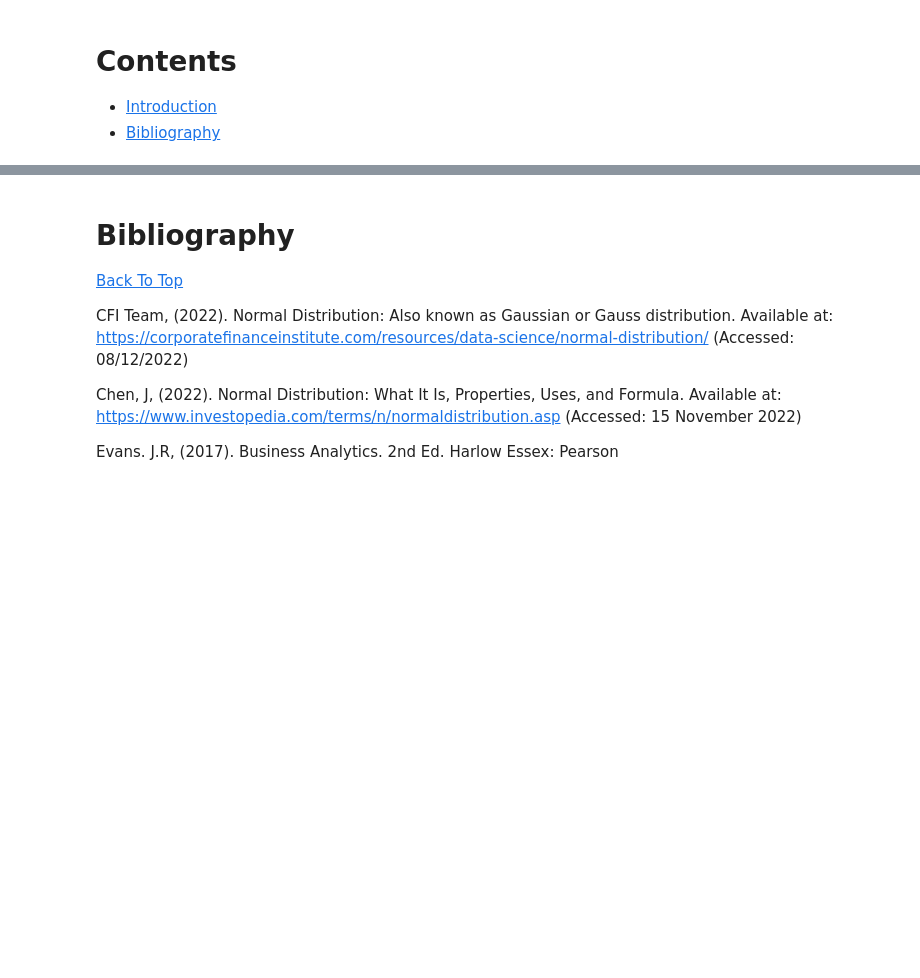
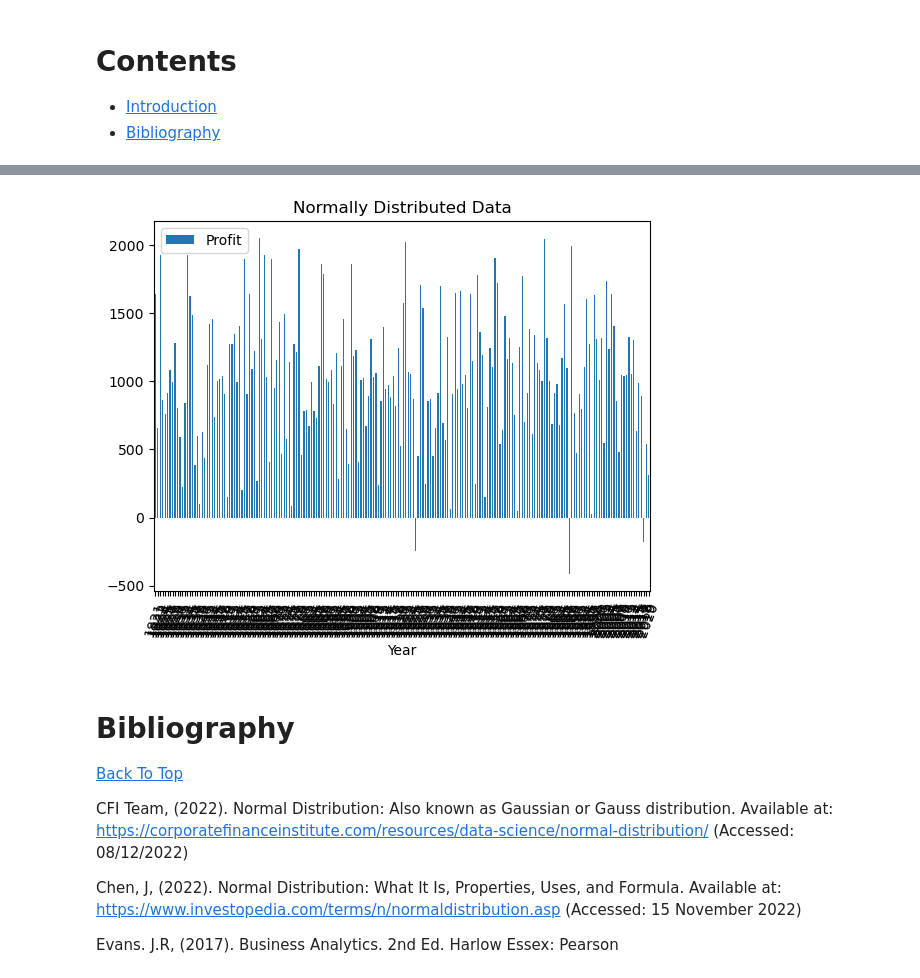
Before and after one commit to elainetynan/funddata-assessment, a Jupyter notebook: normalDistribution/NormalDistribution.ipynb, the cells around one changed output, grey strips where cells are left out. Drawn from its saved outputs; the diff is of its cells as text; code cells hidden in the pictures; blank space fills up the shorter version.

Commit message:
Got data from Kaggle.com

```diff
--- a/normalDistribution/NormalDistribution.ipynb
+++ b/normalDistribution/NormalDistribution.ipynb
@@ -46,0 +51,6 @@ import matplotlib.pyplot as plt
+# %%
+# Normally distributed data from Kaggle
+# Ref: https://www.kaggle.com/datasets/tinasoni/normal-distribution-data/discussion?resource=download&select=CompanyABCProfit.csv
+
+df = pd.read_csv('data/CompanyABCProfit.csv')
+df
@@ -47,3 +71,7 @@ import matplotlib.pyplot as plt
+# %%
+df.plot.bar(x="Year", y="Profit", rot=70, title="Normally Distributed Data");
+# %% [output]
+[figure, added]
 # %% [markdown]
 # Bibliography
 
```
Also changed, not shown: parts of 3 cells of this notebook, 1 other file.
